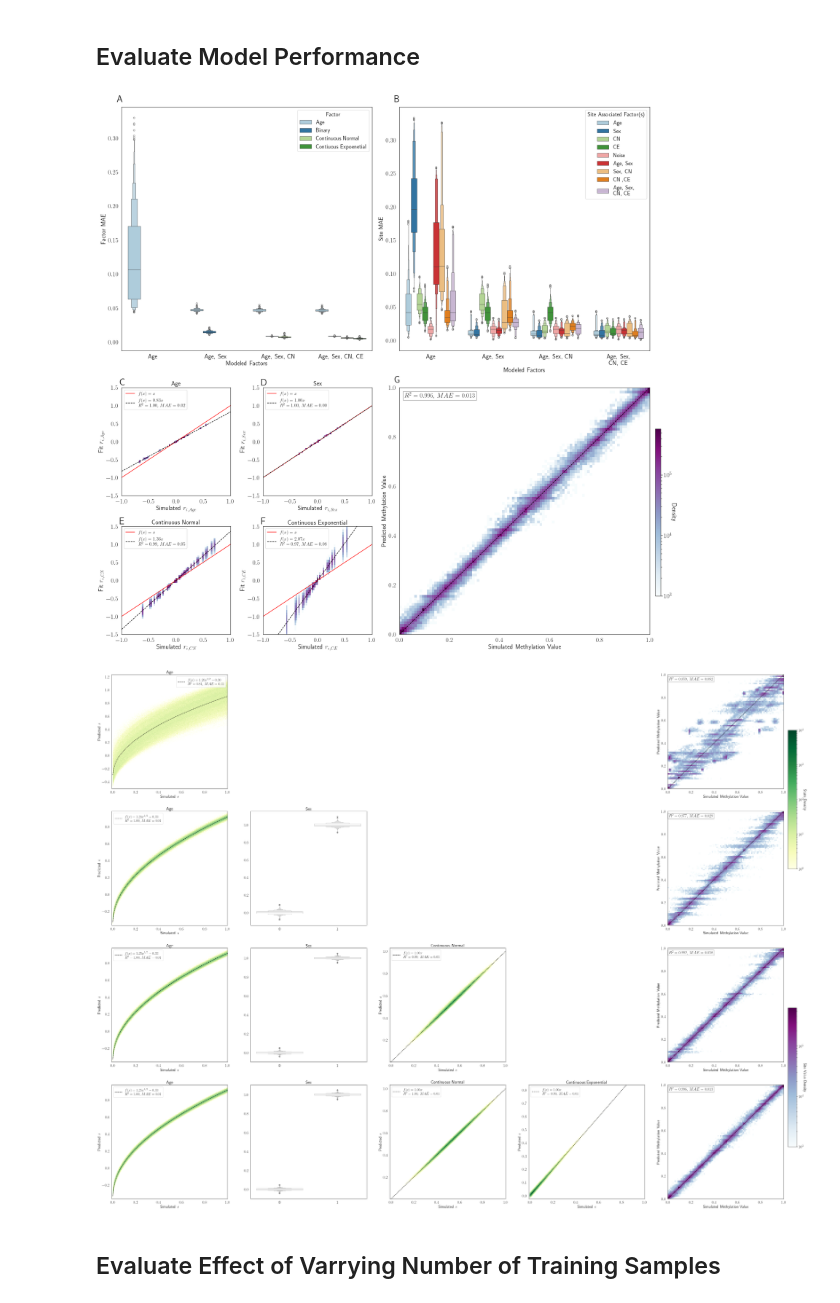
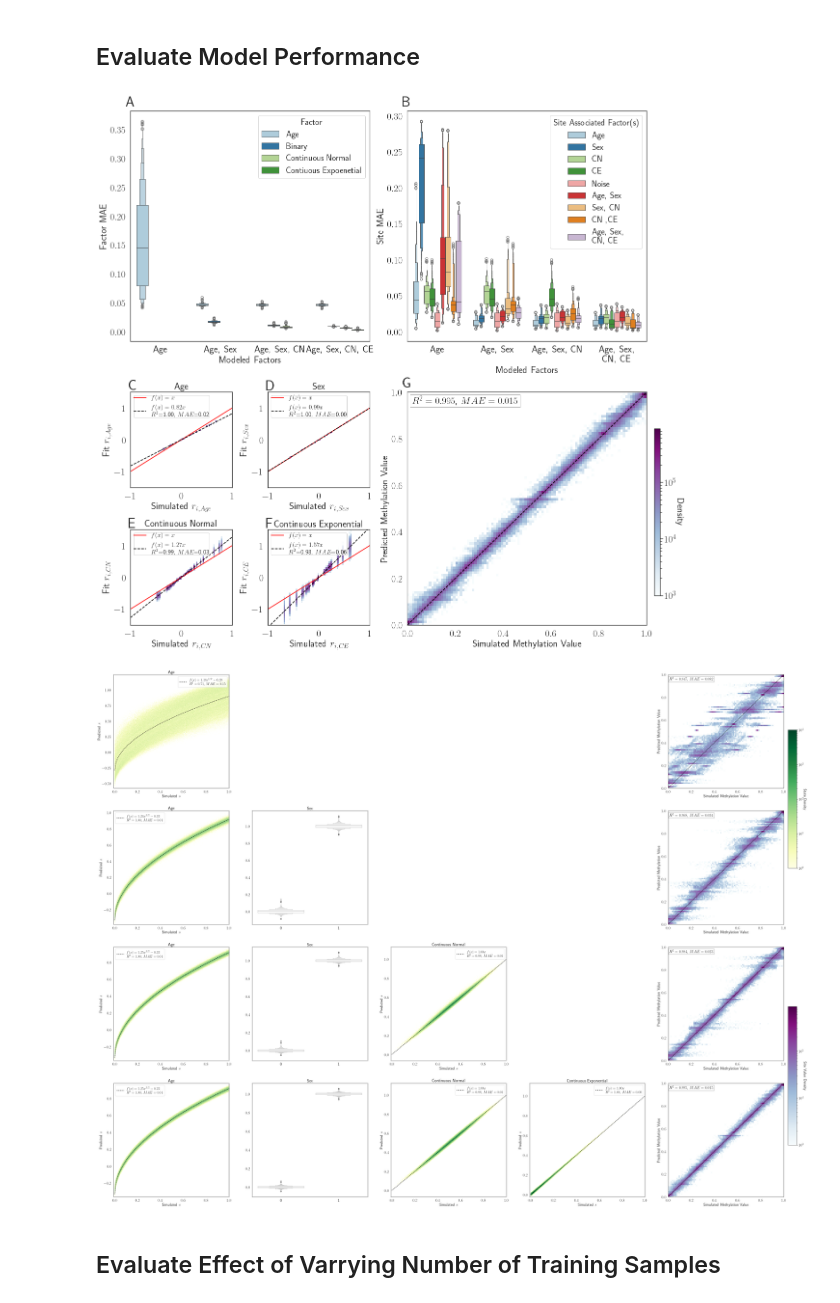
Before and after one commit to KeshivT/MSEPMManuscript, a Jupyter notebook: Analysis/MSEPMSimulations.ipynb, the cells around one changed output. Drawn from its saved outputs; the diff is of its cells as text; code cells hidden in the pictures.

```diff
--- a/Analysis/MSEPMSimulations.ipynb
+++ b/Analysis/MSEPMSimulations.ipynb
@@ -327,7 +327,7 @@ meth_pheno = gen_pheno_matrix(sim_samples, condition_phenos, key='value')
 # %% [markdown]
 ### Plot Traits and Methylation Association
 # %%
-plot = sns.clustermap(site_df[['Age r','Sex r','CN r','CE r']], figsize=(12,12),
+plot = sns.clustermap(site_df[['Age r','Sex r','CN r','CE r']], figsize=(10,10),
                       cmap='RdBu', yticklabels=False, vmin=-1, vmax=1, tree_kws=dict(linewidth=1),
                       cbar_kws=dict(label='Site $r_i$'), row_colors = [delta_colors, r_0_colors],
                       row_cluster=False, col_cluster=False, cbar_pos=(.995, 0.6, 0.01, 0.18))
@@ -367,8 +367,8 @@ for count, pheno in enumerate(fit_phenos):
     ax1 = plot.fig.add_axes([-.2, fit_pos[count], subplot_size, subplot_size])
     ax2 = plot.fig.add_axes([0.015, fit_pos[count], subplot_size, subplot_size])
 
-    ax1.text(.02,.88,pheno_dist[count], fontsize=15, transform=ax1.transAxes)
-    ax2.text(.02,.88,meth_assoc[count], fontsize=15, transform=ax2.transAxes)
+    ax1.text(.02,.88,pheno_dist[count], fontsize=13, transform=ax1.transAxes)
+    ax2.text(.02,.88,meth_assoc[count], fontsize=13, transform=ax2.transAxes)
     ax1.set_yticklabels('')
     ax1.set_ylabel('Density', fontsize=14)
     ax1.tick_params(axis='both', which='major', labelsize=14)
@@ -428,7 +428,7 @@ sim_exposures = defaultdict(list)
 for run in tqdm(range(sim_iterations)):
     iter_models = fit_varried_inputs(['age', 'binary_only', 'continuous_no_age', 'continuous_no_age_exp'], phenotype_std_dist=phenotype_std_dist,
                                       sample_kwargs=sample_kwargs, site_conditions=conditions,
-                                      meth_generator=meth_gen, n_jobs=16,
+                                      meth_generator=meth_gen, n_jobs=24,
                                       train_proportion=.5, q_scaler=q_scaler, p_scaler=p_scaler)
     for model_label, model in iter_models.items():
         sim_states[model_label].append(np.array(model['states']))
@@ -582,7 +582,7 @@ for cat, res in merged_results.items():
 
 site_error_df = pd.DataFrame(site_error_plot, columns=['Factor', 'Site MAE', 'Site Associated Factor(s)'])
 # %%
-fig = plt.figure(constrained_layout=True, figsize=(12*2, 12*2))
+fig = plt.figure(constrained_layout=True, figsize=(8*2, 8*2))
 
 gs = plt.GridSpec(4, 4, figure=fig)
 
@@ -621,43 +621,43 @@ for count, pheno in enumerate(single_site_types):
 
     mae = np.mean(abs(_sim_coefs - _fit_coefs))
     rsquared = stats.pearsonr(_sim_coefs, _fit_coefs)[0]**2
-    plot_label = f'$f(x)={popt[0]:.2f}x$\n$R^{{2}}={rsquared:.2f}$, $MAE={mae:.2f}$'
+    plot_label = f'$f(x)={popt[0]:.2f}x$\n$R^{{2}}$={rsquared:.2f}, $MAE$={mae:.2f}'
     ax.plot([-1,1], [-1,1], 'r-', label='$f(x)=x$')
     ax.hist2d(x=_sim_coefs, y=_fit_coefs, bins=50, cmap=plt.cm.BuPu, norm=LogNorm(vmax=5000, vmin=1))
     ax.plot(np.linspace(-1,1,100), plot_exp, 'k--', label=plot_label)
 
-    ax.legend(loc='upper left', fontsize=14)
+    ax.legend(loc='upper left', fontsize=13, borderpad=0)
 
     ax.set_ylim([-1.5,1.5])
     ax.set_xlim([-1,1])
     ax.set_xlabel(f'Simulated $r_{{i,{pheno}}}$')
     ax.set_ylabel(f'Fit $r_{{i,{pheno}}}$')
     ax.set_title(model_labels[count], fontsize=20)
 
 ax = fig.add_subplot(gs[2:, 2:])
 ax.text(-0.02, 1.02, 'G', fontsize=30, weight='bold', transform=ax.transAxes)
 
 model = meth_values[model_of_interest]
 mr2 = stats.pearsonr(model['actual'], model['predicted'])[0]**2
 mmae = np.mean(abs(model['actual'] - model['predicted']))
 h = ax.hist2d(x=model['actual'], y=model['predicted'],
               bins=100, cmap=plt.cm.BuPu, norm=LogNorm())
 ax.plot([0,1], [0,1], 'k--')
 ax.set_ylim([0,1])
 ax.set_xlim([0,1])
 ax.set_ylabel('Predicted Methylation Value')
 ax.set_xlabel('Simulated Methylation Value')
-ax.text(.02,.96,f'$R^2={mr2:.3f}$, $MAE={mmae:.3f}$', fontsize=20, transform=ax.transAxes,
+ax.text(.02,.95,f'$R^2={mr2:.3f}$, $MAE={mmae:.3f}$', fontsize=20, transform=ax.transAxes,
         bbox=dict(facecolor='none', edgecolor='grey'))
 
 cbaxes = fig.add_axes([1.001, 0.1, 0.01, 0.3])
 cbar = fig.colorbar(h[3], cax=cbaxes)
 cbar.ax.get_yaxis().labelpad = 15
 cbar.ax.set_ylabel(f'Density', rotation=270)
 
 plt.savefig(os.path.join(wd, 'Paper/Figures/Figure2.png'), dpi=200, bbox_inches='tight')
 # %% [output]
-[figure, old version]
+[figure, new version]
 # %%
 cleaned_sim_states = {label: np.zeros((states[0].shape[0] * len(states),
                                        states[0].shape[1])) for label, states in sim_states.items()}
@@ -745,7 +745,7 @@ for count in range(3):
 plt.savefig(os.path.join(wd, 'Paper/Figures/SupplementalFigure3.png'), dpi=200, bbox_inches='tight')
 plt.show()
 # %% [output]
-[figure, old version]
+[figure, new version]
 # %% [markdown]
 ## Evaluate Effect of Varrying Number of Training Samples
 # %%
```
Also changed, not shown: parts of 7 cells of this notebook, 15 other files.
